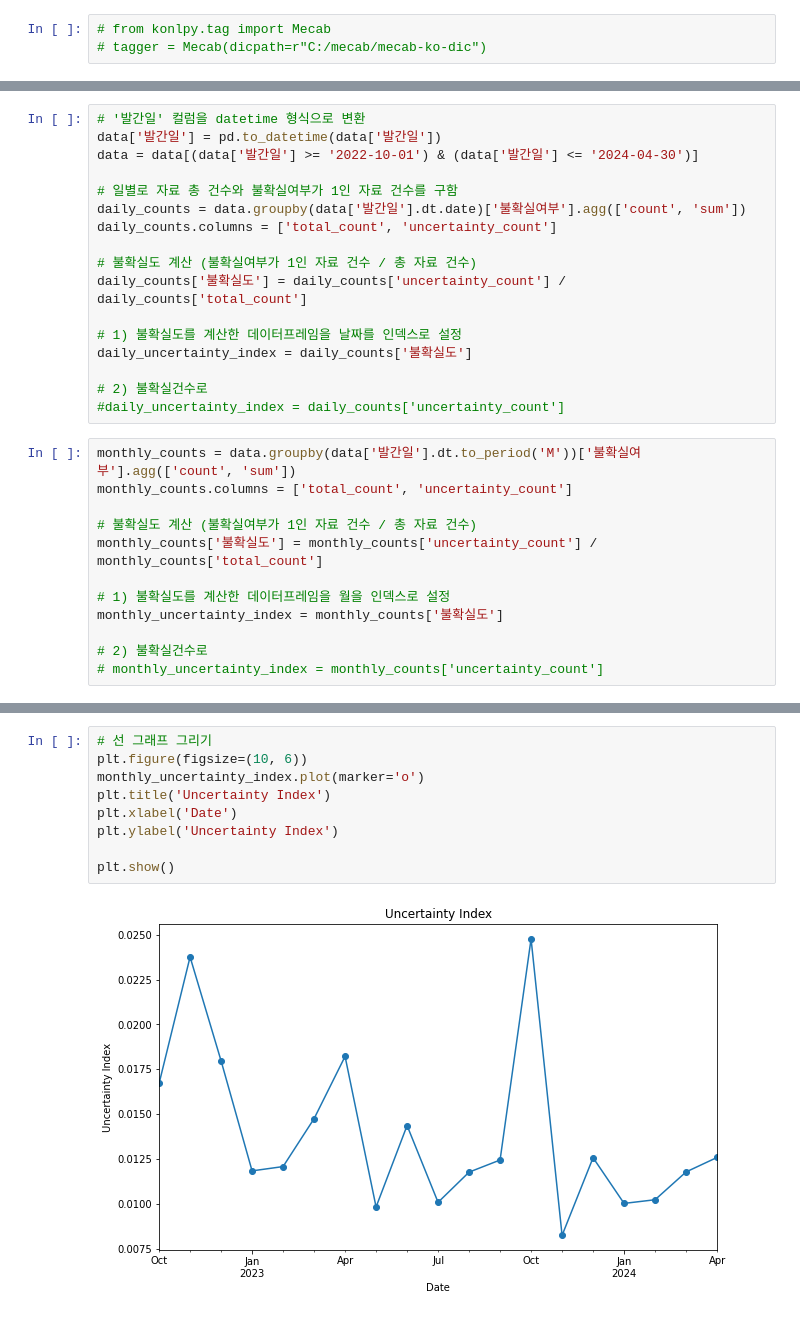
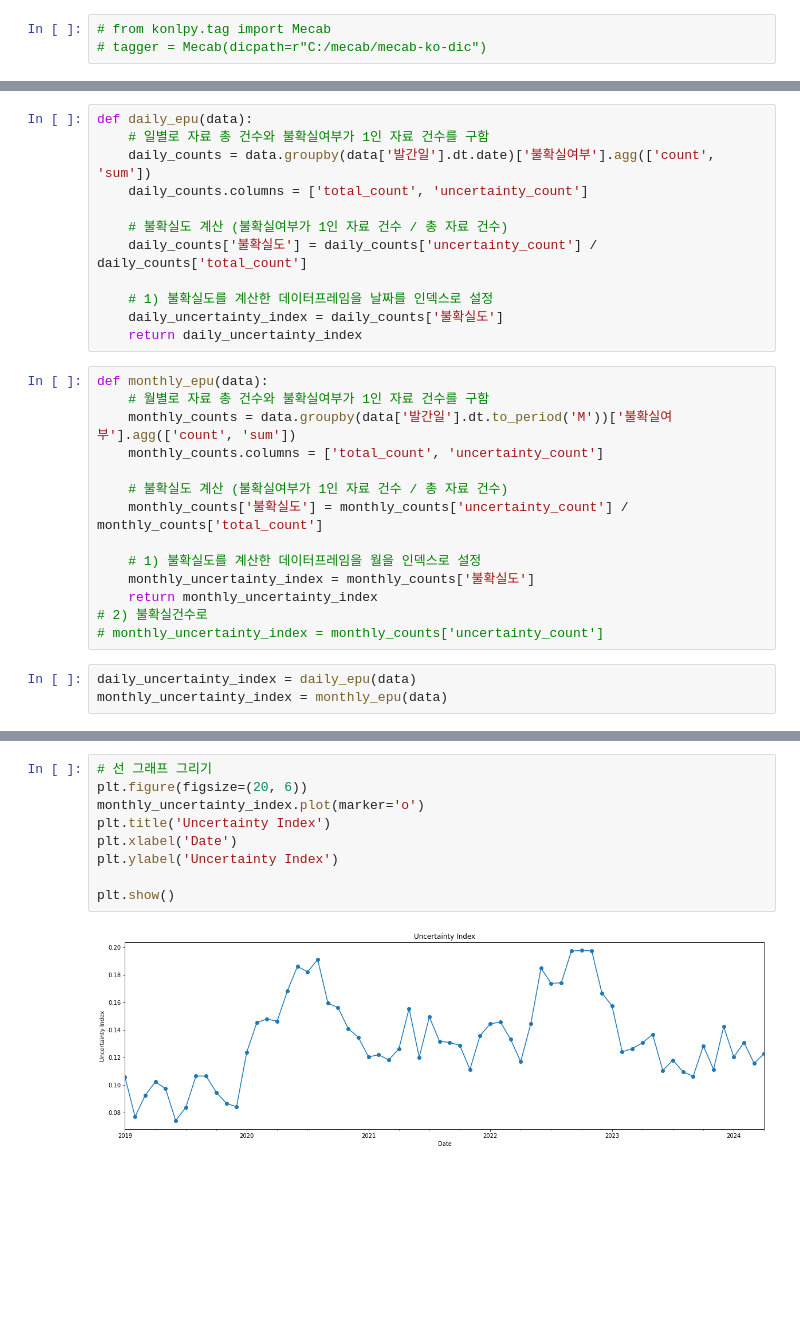
Before and after one commit to jo-cho/eitm, a Jupyter notebook: text_analysis/epic_epu.ipynb, the cells around one changed output, grey strips where cells are left out. Drawn from its saved outputs; the diff is of its cells as text; blank space fills up the shorter version.

```diff
--- a/text_analysis/epic_epu.ipynb
+++ b/text_analysis/epic_epu.ipynb
@@ -81,29 +108,29 @@ data['불확실여부'] = data['요약'].apply(contains_keyword)
 # %%
-# '발간일' 컬럼을 datetime 형식으로 변환
-data['발간일'] = pd.to_datetime(data['발간일'])
-data = data[(data['발간일'] >= '2022-10-01') & (data['발간일'] <= '2024-04-30')]
+def daily_epu(data):
+    # 일별로 자료 총 건수와 불확실여부가 1인 자료 건수를 구함
+    daily_counts = data.groupby(data['발간일'].dt.date)['불확실여부'].agg(['count', 'sum'])
+    daily_counts.columns = ['total_count', 'uncertainty_count']
 
-# 일별로 자료 총 건수와 불확실여부가 1인 자료 건수를 구함
-daily_counts = data.groupby(data['발간일'].dt.date)['불확실여부'].agg(['count', 'sum'])
-daily_counts.columns = ['total_count', 'uncertainty_count']
+    # 불확실도 계산 (불확실여부가 1인 자료 건수 / 총 자료 건수)
+    daily_counts['불확실도'] = daily_counts['uncertainty_count'] / daily_counts['total_count']
 
-# 불확실도 계산 (불확실여부가 1인 자료 건수 / 총 자료 건수)
-daily_counts['불확실도'] = daily_counts['uncertainty_count'] / daily_counts['total_count']
-
-# 1) 불확실도를 계산한 데이터프레임을 날짜를 인덱스로 설정
-daily_uncertainty_index = daily_counts['불확실도']
-
-# 2) 불확실건수로
-#daily_uncertainty_index = daily_counts['uncertainty_count']
+    # 1) 불확실도를 계산한 데이터프레임을 날짜를 인덱스로 설정
+    daily_uncertainty_index = daily_counts['불확실도']
+    return daily_uncertainty_index
 # %%
-monthly_counts = data.groupby(data['발간일'].dt.to_period('M'))['불확실여부'].agg(['count', 'sum'])
-monthly_counts.columns = ['total_count', 'uncertainty_count']
+def monthly_epu(data):
+    # 월별로 자료 총 건수와 불확실여부가 1인 자료 건수를 구함
+    monthly_counts = data.groupby(data['발간일'].dt.to_period('M'))['불확실여부'].agg(['count', 'sum'])
+    monthly_counts.columns = ['total_count', 'uncertainty_count']
 
-# 불확실도 계산 (불확실여부가 1인 자료 건수 / 총 자료 건수)
-monthly_counts['불확실도'] = monthly_counts['uncertainty_count'] / monthly_counts['total_count']
+    # 불확실도 계산 (불확실여부가 1인 자료 건수 / 총 자료 건수)
+    monthly_counts['불확실도'] = monthly_counts['uncertainty_count'] / monthly_counts['total_count']
 
-# 1) 불확실도를 계산한 데이터프레임을 월을 인덱스로 설정
-monthly_uncertainty_index = monthly_counts['불확실도']
-
+    # 1) 불확실도를 계산한 데이터프레임을 월을 인덱스로 설정
+    monthly_uncertainty_index = monthly_counts['불확실도']
+    return monthly_uncertainty_index
 # 2) 불확실건수로
 # monthly_uncertainty_index = monthly_counts['uncertainty_count']
+# %%
+daily_uncertainty_index = daily_epu(data)
+monthly_uncertainty_index = monthly_epu(data)
@@ -121,11 +150,11 @@ plt.show()
 # %%
 # 선 그래프 그리기
-plt.figure(figsize=(10, 6))
+plt.figure(figsize=(20, 6))
 monthly_uncertainty_index.plot(marker='o')
 plt.title('Uncertainty Index')
 plt.xlabel('Date')
 plt.ylabel('Uncertainty Index')
 
 plt.show()
 # %% [output]
-[figure, old version]
+[figure, new version]
```
Also changed, not shown: parts of 20 cells of this notebook.
